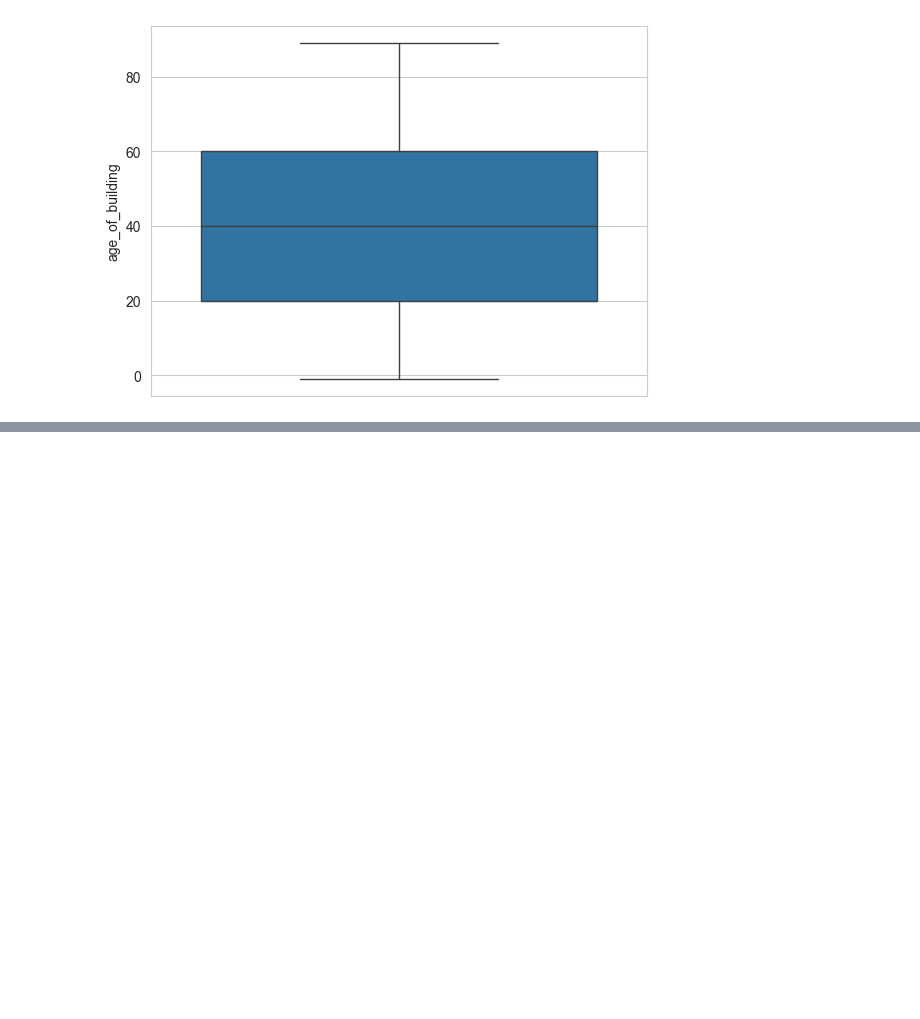
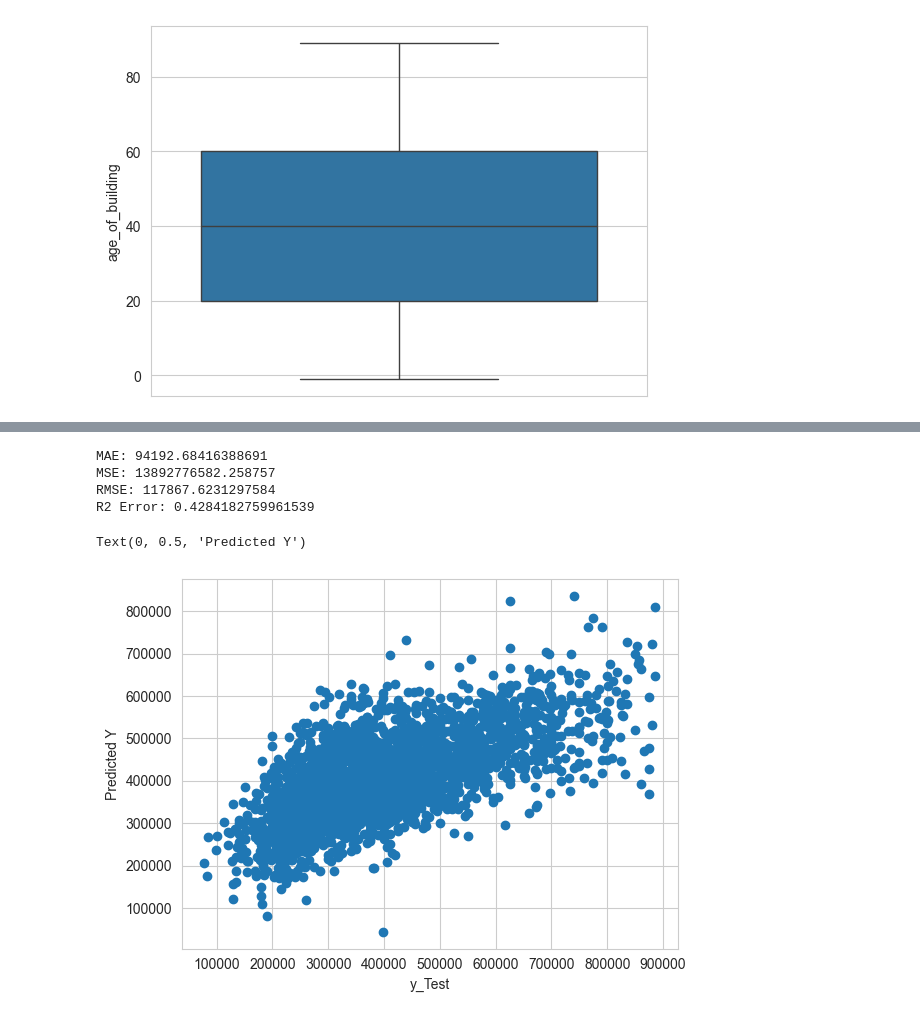
Before and after one commit to Takosaga/spring_24, a Jupyter notebook: data_mining/lab3/lab3.ipynb, the cells around one changed output, grey strips where cells are left out. Cells and saved outputs as stored; diff of their text form; code cells hidden in the pictures; blank space fills up the shorter version.

```diff
--- a/data_mining/lab3/lab3.ipynb
+++ b/data_mining/lab3/lab3.ipynb
@@ -674,0 +790,2 @@ plt.show()
+# %%
+wa_housing_df_cleaned.drop(['has_2015_living_renovation'], axis=1, inplace=True)
@@ -674,0 +812,16 @@ plt.show()
+# %%
+wa_housing_df_cleaned_model2 = model_and_metrics(wa_housing_df_cleaned)
+# %%
+print(wa_housing_df_cleaned_model2['metrics'])
+# %% [output]
+MAE: 94192.68416388691
+MSE: 13892776582.258757
+RMSE: 117867.6231297584
+R2 Error: 0.4284182759961539
+# %%
+plt.scatter(wa_housing_df_cleaned_model2['y_Test'],wa_housing_df_cleaned_model2['predictions'])
+plt.xlabel('y_Test')
+plt.ylabel('Predicted Y')
+# %% [output]
+Text(0, 0.5, 'Predicted Y')
+[figure, added]
```
Also changed, not shown: parts of 41 cells of this notebook.
